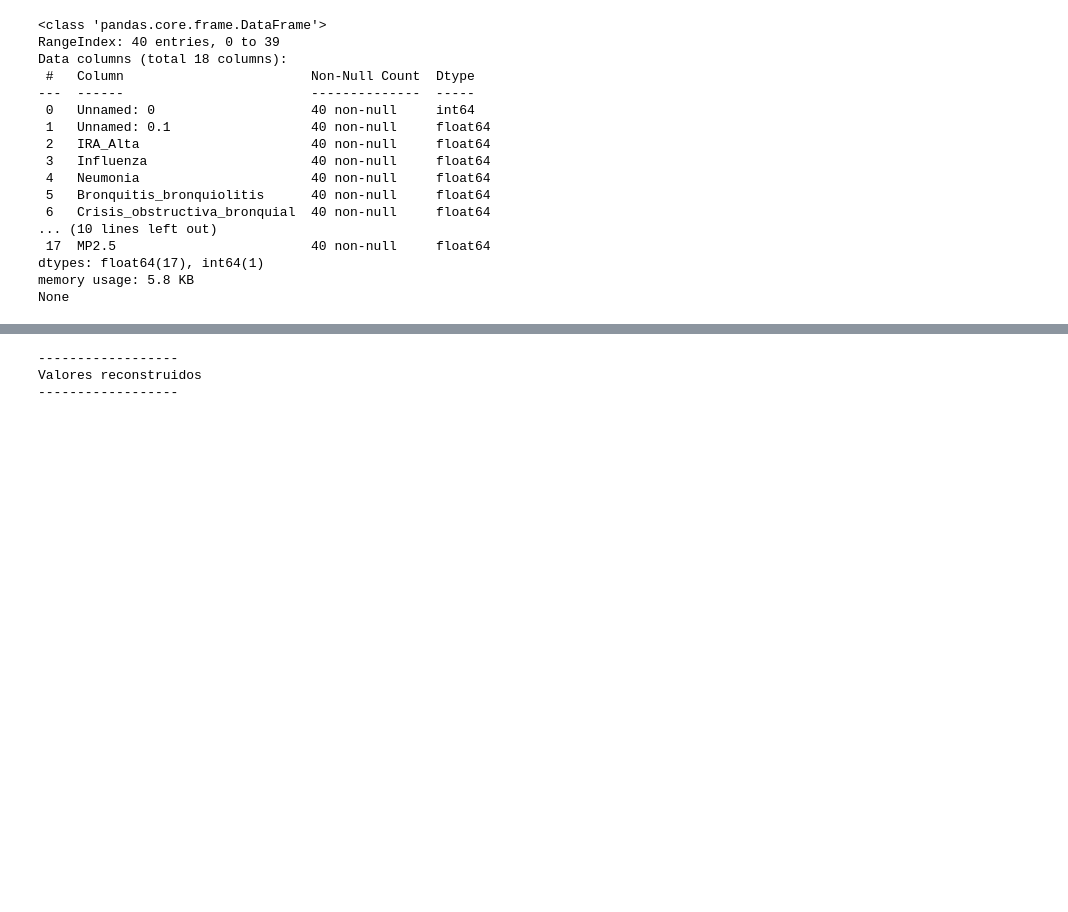
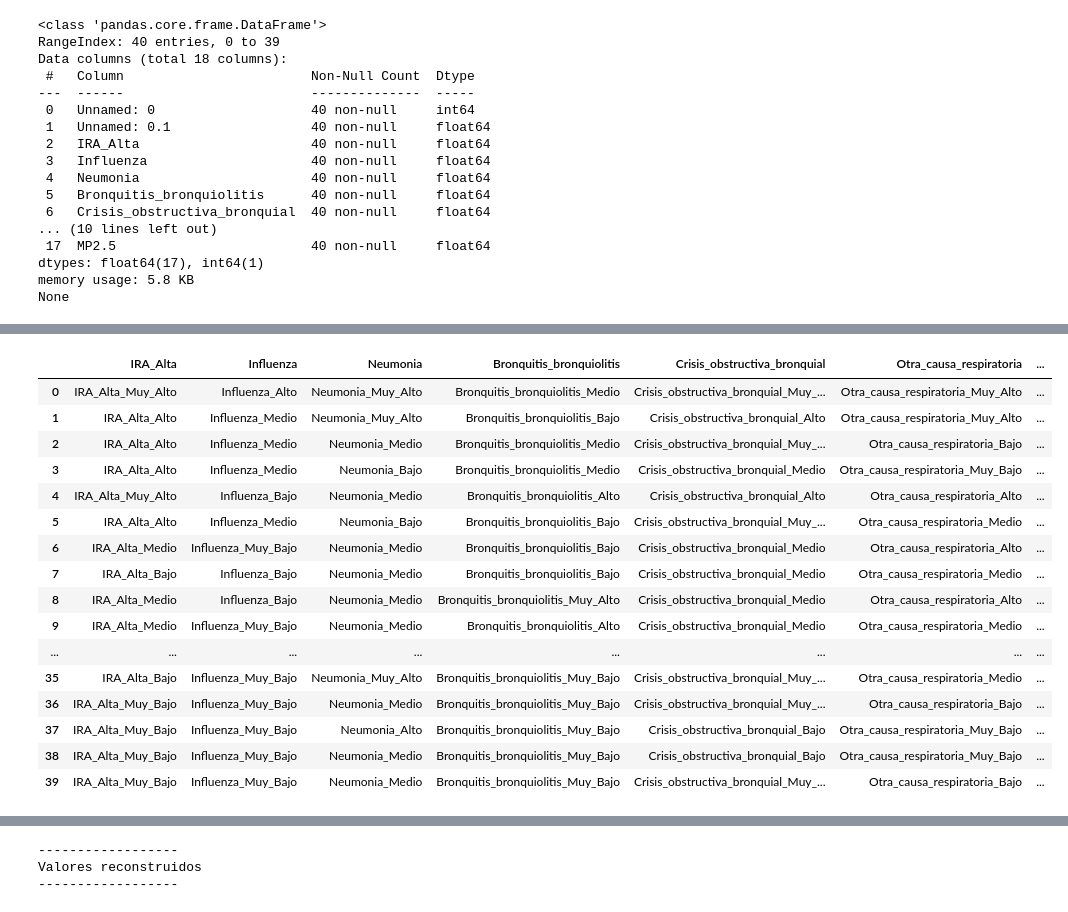
Before and after one commit to EscarabajoBomba/Proyecto_enfermedades, a Jupyter notebook: notebookcategorias.ipynb, the cells around one changed output, grey strips where cells are left out. Cells and saved outputs as stored; diff of their text form; code cells hidden in the pictures; blank space fills up the shorter version.

```diff
--- a/notebookcategorias.ipynb
+++ b/notebookcategorias.ipynb
@@ -336,0 +406,20 @@ proyecciones.head()
+# %%
+dfcategorico2
+# %% [output]
+|  | IRA_Alta | Influenza | Neumonia | Bronquitis_bronquiolitis | Crisis_obstructiva_bronquial | Otra_causa_respiratoria | ... |
+| 0 | IRA_Alta_Muy_Alto | Influenza_Alto | Neumonia_Muy_Alto | Bronquitis_bronquiolitis_Medio | Crisis_obstructiva_bronquial_Muy_... | Otra_causa_respiratoria_Muy_Alto | ... |
+| 1 | IRA_Alta_Alto | Influenza_Medio | Neumonia_Muy_Alto | Bronquitis_bronquiolitis_Bajo | Crisis_obstructiva_bronquial_Alto | Otra_causa_respiratoria_Muy_Alto | ... |
+| 2 | IRA_Alta_Alto | Influenza_Medio | Neumonia_Medio | Bronquitis_bronquiolitis_Medio | Crisis_obstructiva_bronquial_Muy_... | Otra_causa_respiratoria_Bajo | ... |
+| 3 | IRA_Alta_Alto | Influenza_Medio | Neumonia_Bajo | Bronquitis_bronquiolitis_Medio | Crisis_obstructiva_bronquial_Medio | Otra_causa_respiratoria_Muy_Bajo | ... |
+| 4 | IRA_Alta_Muy_Alto | Influenza_Bajo | Neumonia_Medio | Bronquitis_bronquiolitis_Alto | Crisis_obstructiva_bronquial_Alto | Otra_causa_respiratoria_Alto | ... |
+| 5 | IRA_Alta_Alto | Influenza_Medio | Neumonia_Bajo | Bronquitis_bronquiolitis_Bajo | Crisis_obstructiva_bronquial_Muy_... | Otra_causa_respiratoria_Medio | ... |
+| 6 | IRA_Alta_Medio | Influenza_Muy_Bajo | Neumonia_Medio | Bronquitis_bronquiolitis_Bajo | Crisis_obstructiva_bronquial_Medio | Otra_causa_respiratoria_Alto | ... |
+| 7 | IRA_Alta_Bajo | Influenza_Bajo | Neumonia_Medio | Bronquitis_bronquiolitis_Bajo | Crisis_obstructiva_bronquial_Medio | Otra_causa_respiratoria_Medio | ... |
+| 8 | IRA_Alta_Medio | Influenza_Bajo | Neumonia_Medio | Bronquitis_bronquiolitis_Muy_Alto | Crisis_obstructiva_bronquial_Medio | Otra_causa_respiratoria_Alto | ... |
+| 9 | IRA_Alta_Medio | Influenza_Muy_Bajo | Neumonia_Medio | Bronquitis_bronquiolitis_Alto | Crisis_obstructiva_bronquial_Medio | Otra_causa_respiratoria_Medio | ... |
+| ... | ... | ... | ... | ... | ... | ... | ... |
+| 35 | IRA_Alta_Bajo | Influenza_Muy_Bajo | Neumonia_Muy_Alto | Bronquitis_bronquiolitis_Muy_Bajo | Crisis_obstructiva_bronquial_Muy_... | Otra_causa_respiratoria_Medio | ... |
+| 36 | IRA_Alta_Muy_Bajo | Influenza_Muy_Bajo | Neumonia_Medio | Bronquitis_bronquiolitis_Muy_Bajo | Crisis_obstructiva_bronquial_Muy_... | Otra_causa_respiratoria_Bajo | ... |
+| 37 | IRA_Alta_Muy_Bajo | Influenza_Muy_Bajo | Neumonia_Alto | Bronquitis_bronquiolitis_Muy_Bajo | Crisis_obstructiva_bronquial_Bajo | Otra_causa_respiratoria_Muy_Bajo | ... |
+| 38 | IRA_Alta_Muy_Bajo | Influenza_Muy_Bajo | Neumonia_Medio | Bronquitis_bronquiolitis_Muy_Bajo | Crisis_obstructiva_bronquial_Bajo | Otra_causa_respiratoria_Muy_Bajo | ... |
+| 39 | IRA_Alta_Muy_Bajo | Influenza_Muy_Bajo | Neumonia_Medio | Bronquitis_bronquiolitis_Muy_Bajo | Crisis_obstructiva_bronquial_Muy_... | Otra_causa_respiratoria_Bajo | ... |
```
Also changed, not shown: parts of 31 cells of this notebook.
